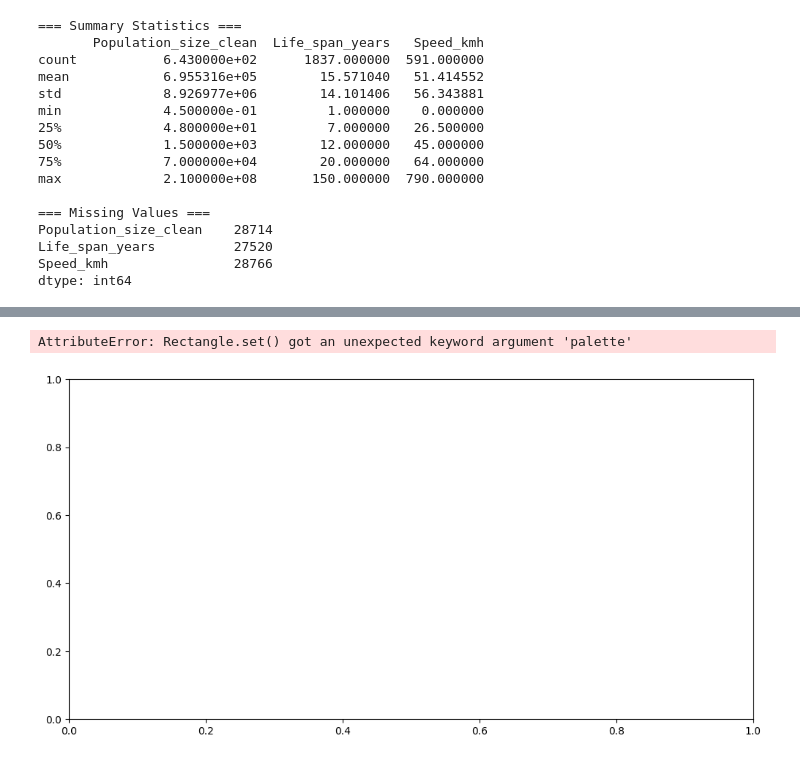
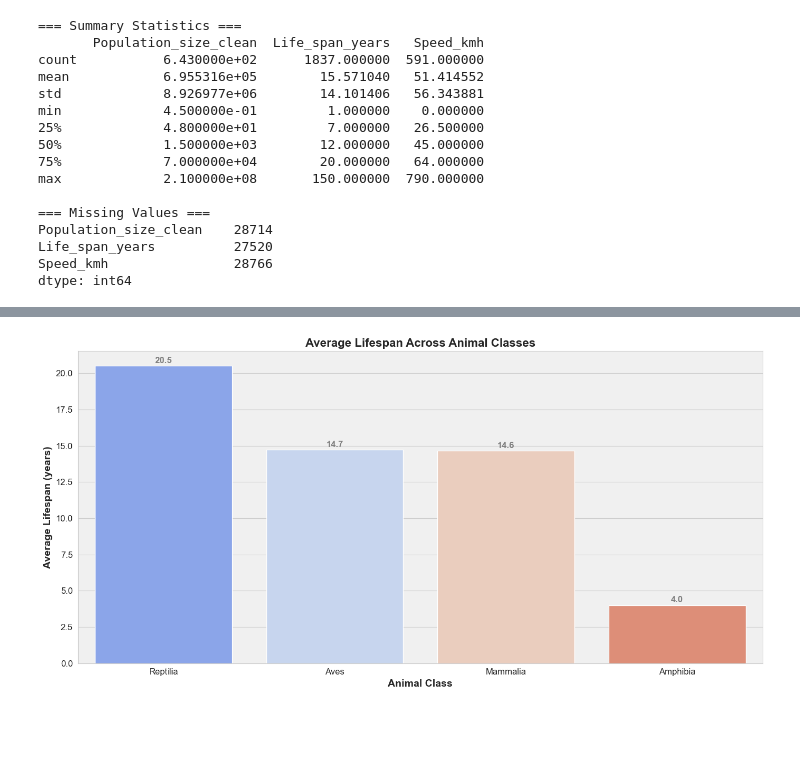
Before and after one commit to Ruben-Edard/MySQL-Data-Cleaning, a Jupyter notebook: Python/wildlife.ipynb, the cells around one changed output, grey strips where cells are left out. Cells and saved outputs as stored; diff of their text form; code cells hidden in the pictures; blank space fills up the shorter version.

```diff
--- a/Python/wildlife.ipynb
+++ b/Python/wildlife.ipynb
@@ -177,18 +186,34 @@ plt.show()
-# %%
-plt.figure(figsize=(12, 6))
-
-# Calculate average lifespan and remove NaN values
-avg_lifespan = df.groupby('Class')['Life_span_years'].mean().dropna()
-
-# Sort values for better visualization
-avg_lifespan.sort_values(ascending=False).plot(kind='bar', color='cornflowerblue')
-
-plt.title('Average Lifespan by Animal Class')
-plt.xlabel('Animal Class')
-plt.ylabel('Average Lifespan (years)')
-plt.xticks(rotation=45, ha='right')
-plt.tight_layout()
-plt.show()
-# %% [output]
-AttributeError: Rectangle.set() got an unexpected keyword argument 'palette'
-[figure, removed]
+# %%
+# Set figure size and style
+plt.figure(figsize=(14, 7))
+sns.set_style("whitegrid")
+plt.rcParams['font.size'] = 12
+plt.rcParams['axes.labelsize'] = 14
+plt.rcParams['axes.titlesize'] = 16
+
+# Calculate average lifespan and remove NaN values
+avg_lifespan = df.groupby('Class')['Life_span_years'].mean().dropna().sort_values(ascending=False)
+
+# Create a new color palette (using "coolwarm" for better contrast)
+colors = sns.color_palette("coolwarm", n_colors=len(avg_lifespan))
+
+# Plot with seaborn (set hue to 'Class' and disable the legend)
+ax = sns.barplot(x=avg_lifespan.index, y=avg_lifespan.values, palette=colors, hue=avg_lifespan.index, legend=False)
+
+# Add value labels on top of the bars with grey color
+for i, v in enumerate(avg_lifespan.values):
+    ax.text(i, v + 0.1, f'{v:.1f}', ha='center', va='bottom', fontweight='bold', color='grey')
+
+# Title and labels
+plt.title('Average Lifespan Across Animal Classes', fontweight='bold')
+plt.xlabel('Animal Class', fontweight='bold')
+plt.ylabel('Average Lifespan (years)', fontweight='bold')
+
+# Add a subtle background color
+plt.gca().set_facecolor('#f0f0f0')
+
+# Adjust layout and add tight border
+plt.tight_layout()
+plt.show()
+# %% [output]
+[figure, added]
```
Also changed, not shown: parts of 5 cells of this notebook.
